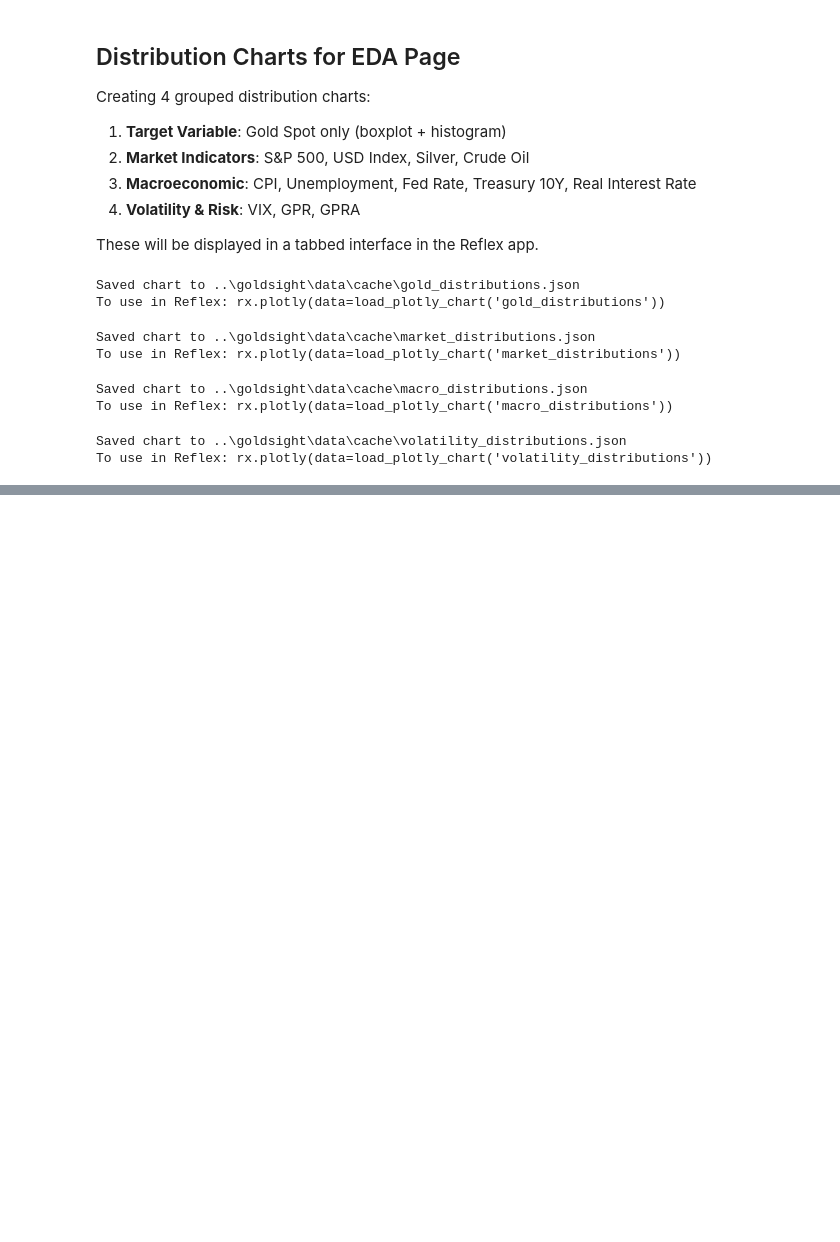
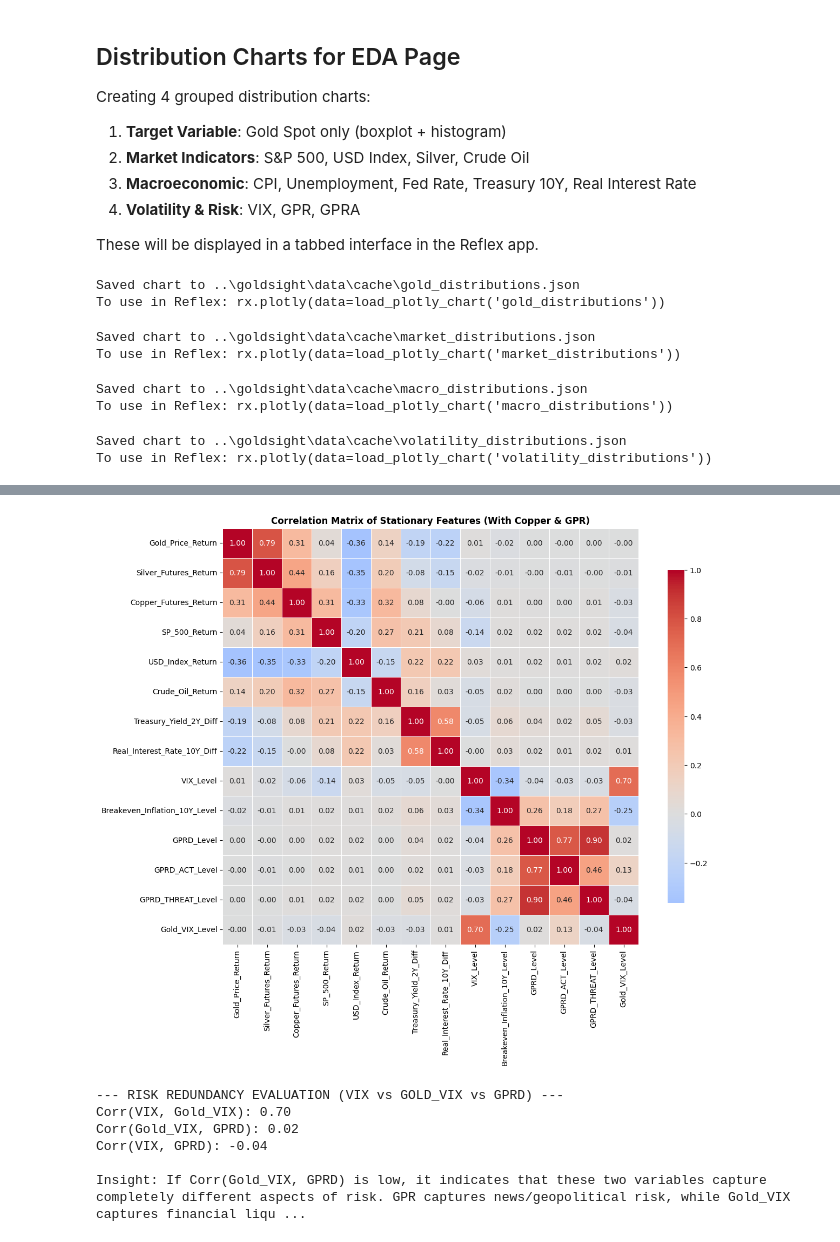
Before and after one commit to HuyPham171-hub/gold-price-prediction, a Jupyter notebook: notebooks/explore.ipynb, the cells around one changed output, grey strips where cells are left out. Drawn from its saved outputs; the diff is of its cells as text; code cells hidden in the pictures; blank space fills up the shorter version.

Commit message:
EDA daily data

```diff
--- a/notebooks/explore.ipynb
+++ b/notebooks/explore.ipynb
@@ -1508,0 +1511,14 @@ To use in Reflex: rx.plotly(data=load_plotly_chart('volatility_distributions'))
+# %%
+import pandas as pd
+import numpy as np
+import matplotlib.pyplot as plt
+import seaborn as sns
+from statsmodels.tsa.stattools import adfuller
+from sklearn.ensemble import RandomForestRegressor
+
+# 1. Load raw data from the updated pipeline
+df_raw = pd.read_csv('../data/raw/daily_raw_features.csv', index_col='Date', parse_dates=True)
+
+print("--- MISSING DATA STATISTICS (FULL CALENDAR) ---")
+missing_pct = df_raw.isnull().mean() * 100
+print(missing_pct.sort_values(ascending=False).round(2).astype(str) + ' %')
@@ -1508,0 +1543,15 @@ To use in Reflex: rx.plotly(data=load_plotly_chart('volatility_distributions'))
+# %%
+# 1. Drop dates when the Gold market is closed (Target = NaN)
+df_aligned = df_raw.dropna(subset=['Gold_Price']).copy()
+
+# 2. Forward-fill for macro/commodity variables with staggered holiday schedules
+df_aligned = df_aligned.ffill()
+
+# 3. Establish the "Latest Common Start Date" (Convergence point of all features)
+df_aligned = df_aligned.dropna()
+
+print(f"\n--- DATASET AFTER ALIGNMENT ---")
+print(f"Start Date: {df_aligned.index.min().date()}")
+print(f"End Date: {df_aligned.index.max().date()}")
+print(f"Shape: {df_aligned.shape}")
+print("Check Missing Values:", df_aligned.isnull().sum().sum()) # Ensure it equals 0
@@ -1508,0 +1645,24 @@ To use in Reflex: rx.plotly(data=load_plotly_chart('volatility_distributions'))
+# %%
+corr_matrix = df_transformed.corr()
+
+plt.figure(figsize=(14, 10))
+sns.heatmap(corr_matrix, annot=True, fmt=".2f", cmap='coolwarm', center=0,
+            square=True, linewidths=.5, cbar_kws={"shrink": .8})
+plt.title("Correlation Matrix of Stationary Features (With Copper & GPR)", fontweight='bold')
+plt.show()
+
+print("\n--- RISK REDUNDANCY EVALUATION (VIX vs GOLD_VIX vs GPRD) ---")
+if 'Gold_VIX_Level' in df_transformed.columns and 'GPRD_Level' in df_transformed.columns:
+    print(f"Corr(VIX, Gold_VIX): {corr_matrix.loc['VIX_Level', 'Gold_VIX_Level']:.2f}")
+    print(f"Corr(Gold_VIX, GPRD): {corr_matrix.loc['Gold_VIX_Level', 'GPRD_Level']:.2f}")
+    print(f"Corr(VIX, GPRD): {corr_matrix.loc['VIX_Level', 'GPRD_Level']:.2f}")
+
+    print("\nInsight: If Corr(Gold_VIX, GPRD) is low, it indicates that these two variables capture completely different aspects of risk. GPR captures news/geopolitical risk, while Gold_VIX captures financial liquidity risk. Combining both is highly justified.")
+# %% [output]
+[figure, added]
+--- RISK REDUNDANCY EVALUATION (VIX vs GOLD_VIX vs GPRD) ---
+Corr(VIX, Gold_VIX): 0.70
+Corr(Gold_VIX, GPRD): 0.02
+Corr(VIX, GPRD): -0.04
+
+Insight: If Corr(Gold_VIX, GPRD) is low, it indicates that these two variables capture completely different aspects of risk. GPR captures news/geopolitical risk, while Gold_VIX captures financial liqu ...
```
Also changed, not shown: parts of 8 cells of this notebook.
